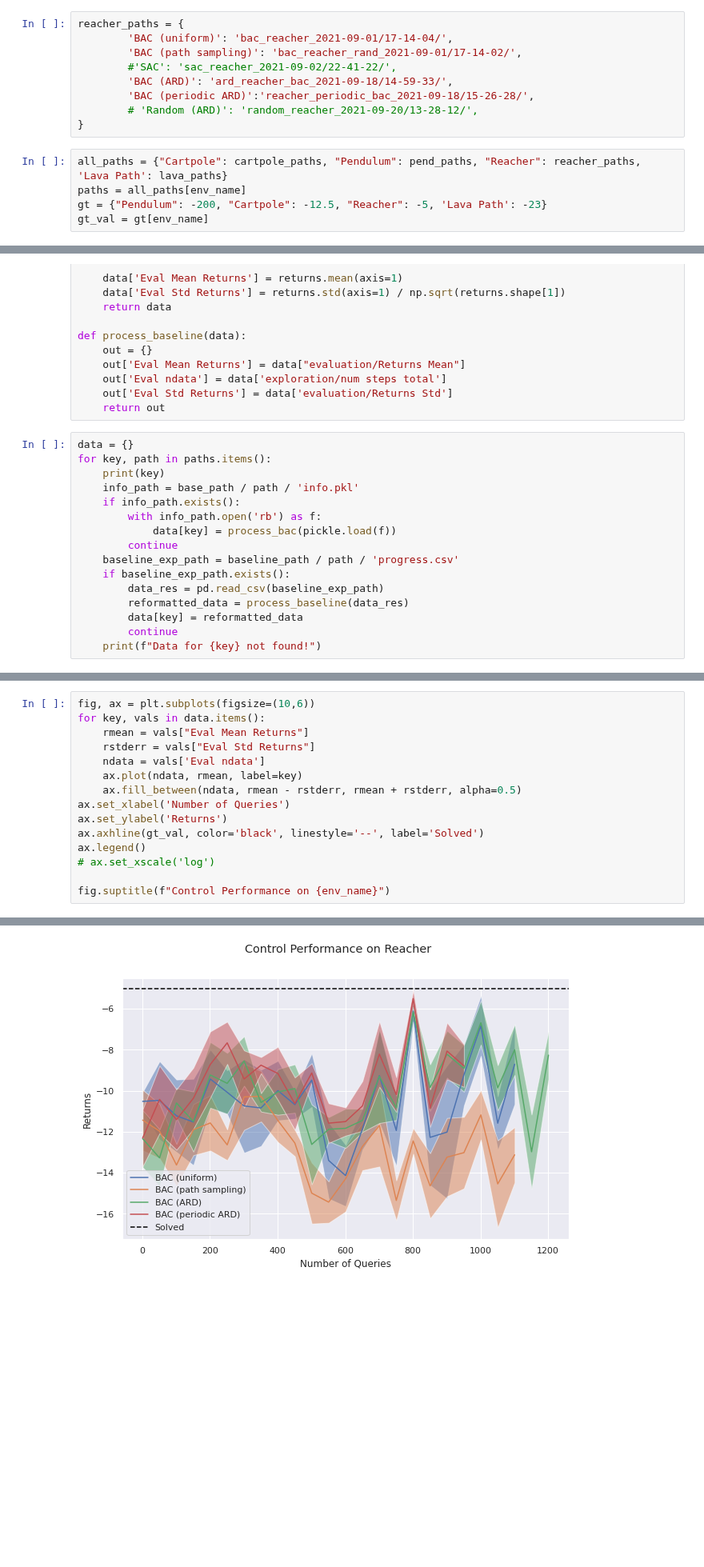
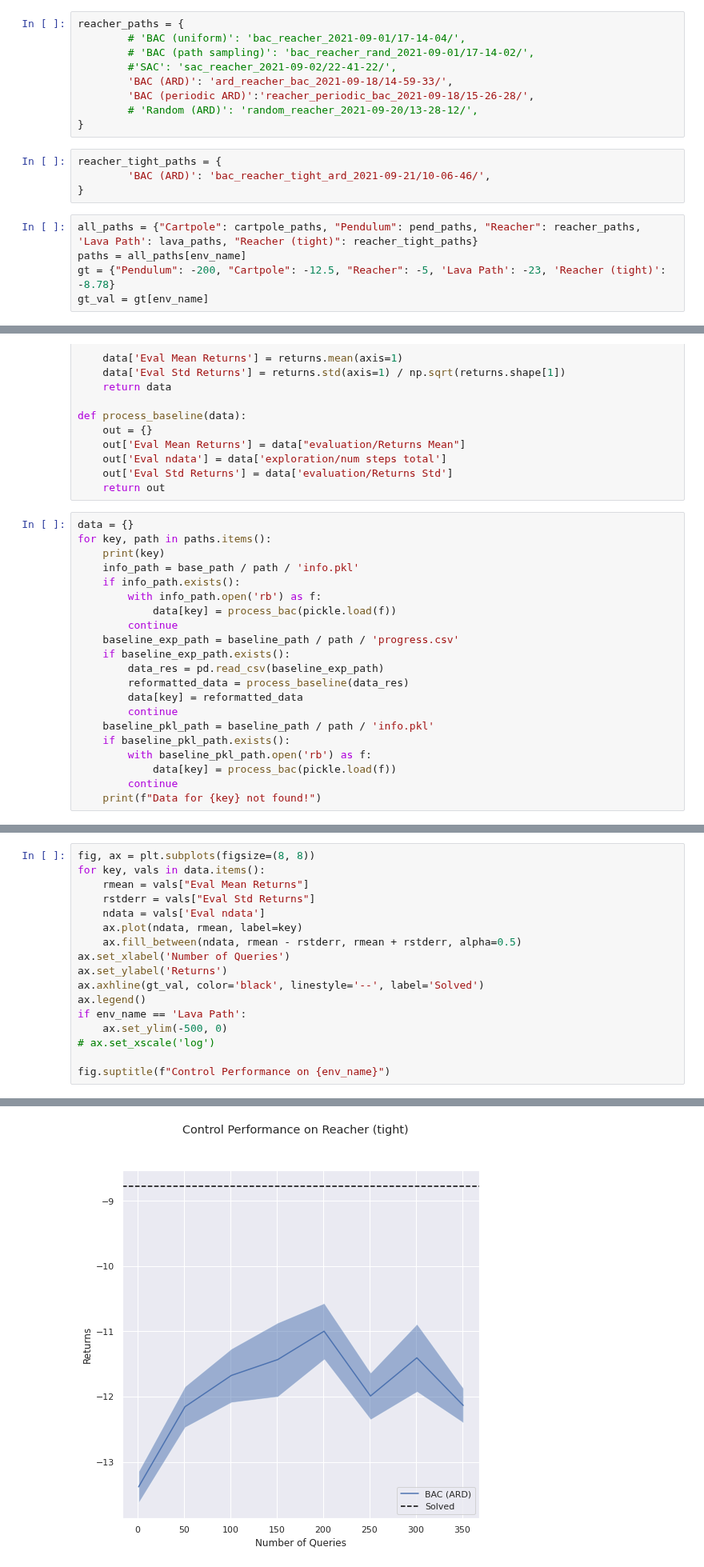
Before and after one commit to fusion-ml/trajectory-information-rl, a Jupyter notebook: notebooks/plot_returns.ipynb, the cells around one changed output, grey strips where cells are left out. Shown at 80% size. Drawn from its saved outputs; the diff is of its cells as text; blank space fills up the shorter version.

```diff
--- a/notebooks/plot_returns.ipynb
+++ b/notebooks/plot_returns.ipynb
@@ -43,17 +51,21 @@ lava_paths = {
 }
 # %%
 reacher_paths = {
-        'BAC (uniform)': 'bac_reacher_2021-09-01/17-14-04/',
-        'BAC (path sampling)': 'bac_reacher_rand_2021-09-01/17-14-02/',
+        # 'BAC (uniform)': 'bac_reacher_2021-09-01/17-14-04/',
+        # 'BAC (path sampling)': 'bac_reacher_rand_2021-09-01/17-14-02/',
         #'SAC': 'sac_reacher_2021-09-02/22-41-22/',
         'BAC (ARD)': 'ard_reacher_bac_2021-09-18/14-59-33/',
         'BAC (periodic ARD)':'reacher_periodic_bac_2021-09-18/15-26-28/',
         # 'Random (ARD)': 'random_reacher_2021-09-20/13-28-12/',
 }
+# %%
+reacher_tight_paths = {
+        'BAC (ARD)': 'bac_reacher_tight_ard_2021-09-21/10-06-46/',
+}
 # %%
-all_paths = {"Cartpole": cartpole_paths, "Pendulum": pend_paths, "Reacher": reacher_paths, 'Lava Path': lava_paths}
+all_paths = {"Cartpole": cartpole_paths, "Pendulum": pend_paths, "Reacher": reacher_paths, 'Lava Path': lava_paths, "Reacher (tight)": reacher_tight_paths}
 paths = all_paths[env_name]
-gt = {"Pendulum": -200, "Cartpole": -12.5, "Reacher": -5, 'Lava Path': -23}
+gt = {"Pendulum": -200, "Cartpole": -12.5, "Reacher": -5, 'Lava Path': -23, 'Reacher (tight)': -8.78}
 gt_val = gt[env_name]
 # %%
 def process_bac(data):
@@ -84,5 +96,10 @@ for key, path in paths.items():
         reformatted_data = process_baseline(data_res)
         data[key] = reformatted_data
         continue
+    baseline_pkl_path = baseline_path / path / 'info.pkl'
+    if baseline_pkl_path.exists():
+        with baseline_pkl_path.open('rb') as f:
+            data[key] = process_bac(pickle.load(f))
+        continue
     print(f"Data for {key} not found!")
 # %% [output]
@@ -137,5 +151,5 @@ Text(0.5, 0.98, 'Control Performance on Reacher')
 # %%
-fig, ax = plt.subplots(figsize=(10,6))
+fig, ax = plt.subplots(figsize=(8, 8))
 for key, vals in data.items():
     rmean = vals["Eval Mean Returns"]
     rstderr = vals["Eval Std Returns"]
@@ -146,6 +160,8 @@ ax.set_xlabel('Number of Queries')
 ax.set_ylabel('Returns')
 ax.axhline(gt_val, color='black', linestyle='--', label='Solved')
 ax.legend()
+if env_name == 'Lava Path':
+    ax.set_ylim(-500, 0)
 # ax.set_xscale('log')
 
 fig.suptitle(f"Control Performance on {env_name}")
@@ -154 +170 @@ Text(0.5, 0.98, 'Control Performance on Reacher')
-[figure, old version]
+[figure, new version]
```
Also changed, not shown: parts of 8 cells of this notebook.
